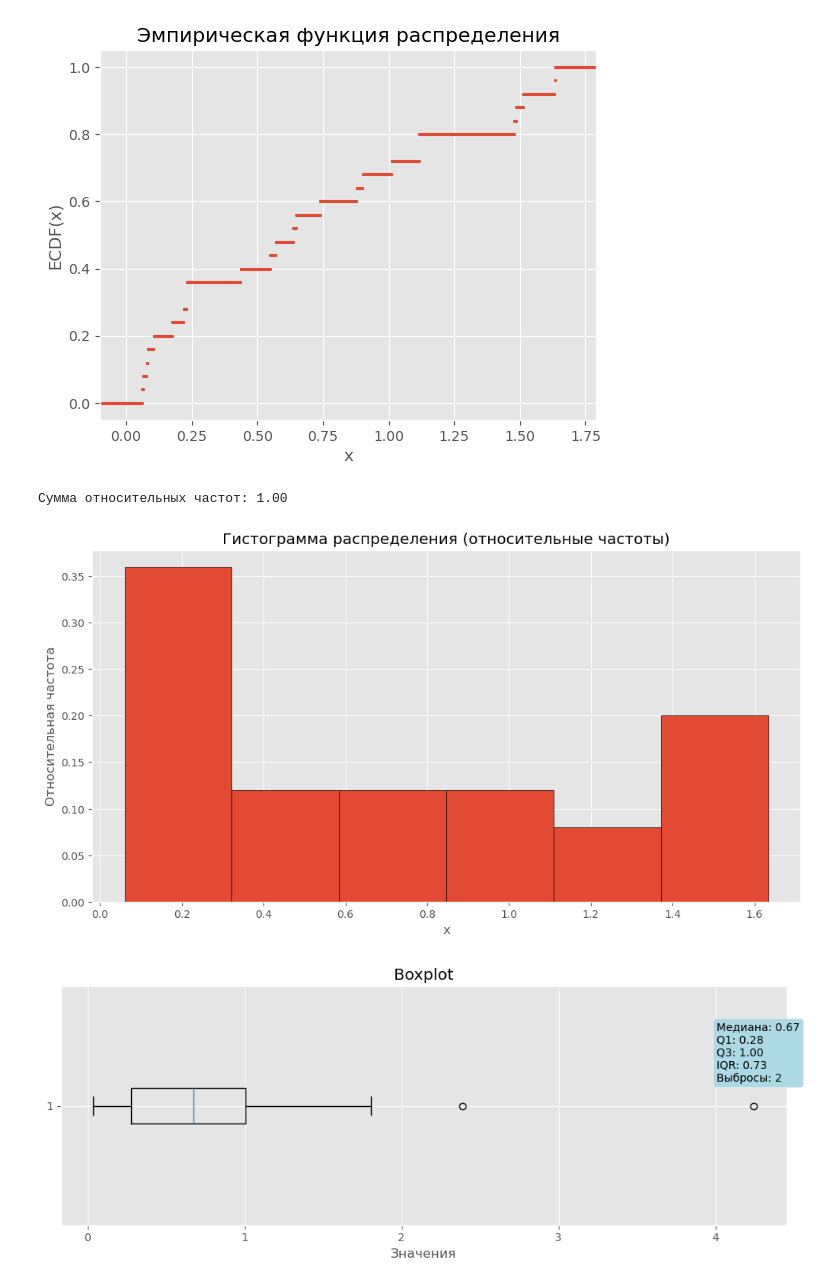
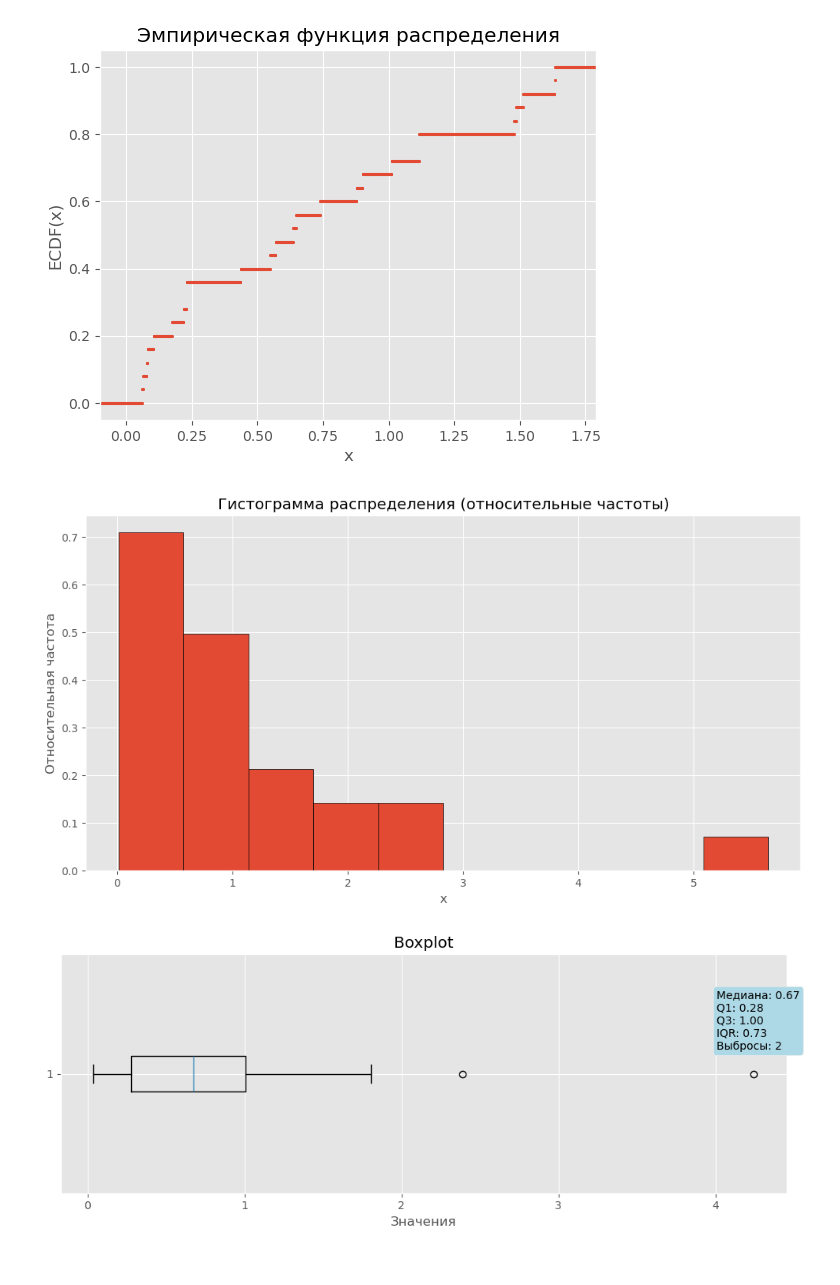
Before and after one commit to Anactaciya/math_statistics, a Jupyter notebook: exp_random_variable.ipynb, the cells around one changed output. Drawn from its saved outputs; the diff is of its cells as text; code cells hidden in the pictures.

```diff
--- a/exp_random_variable.ipynb
+++ b/exp_random_variable.ipynb
@@ -11,7 +15,9 @@ n = 25
 # %%
 # Задаем выборку
 
-sample = np.random.exponential(scale=1.0, size=25)
+n = 25
+scale = 1.0
+sample = np.random.exponential(scale=scale, size=n)
 
 sample
 # %% [output]
@@ -62,23 +68,17 @@ plt.show()
 # %% [output]
 [figure]
 # %%
-hist_rel = hist / len(sample)
-
-
 plt.figure(figsize=(12, 6))
-plt.bar(bins[:-1], hist_rel, width=np.diff(bins), align='edge', edgecolor='black')
+plt.hist(sample, edgecolor='black', density=True)
 
 plt.xlabel('x')
 plt.ylabel('Относительная частота')
 plt.title('Гистограмма распределения (относительные частоты)')
 plt.grid(True)
 
-print(f"Сумма относительных частот: {sum(hist_rel):.2f}")
-
 plt.show()
 # %% [output]
-Сумма относительных частот: 1.00
-[figure, old version]
+[figure, new version]
 # %%
 plt.figure(figsize=(10, 4))
 plt.boxplot(sample, vert=False)
```
Also changed, not shown: parts of 9 cells of this notebook, 2 other files.
